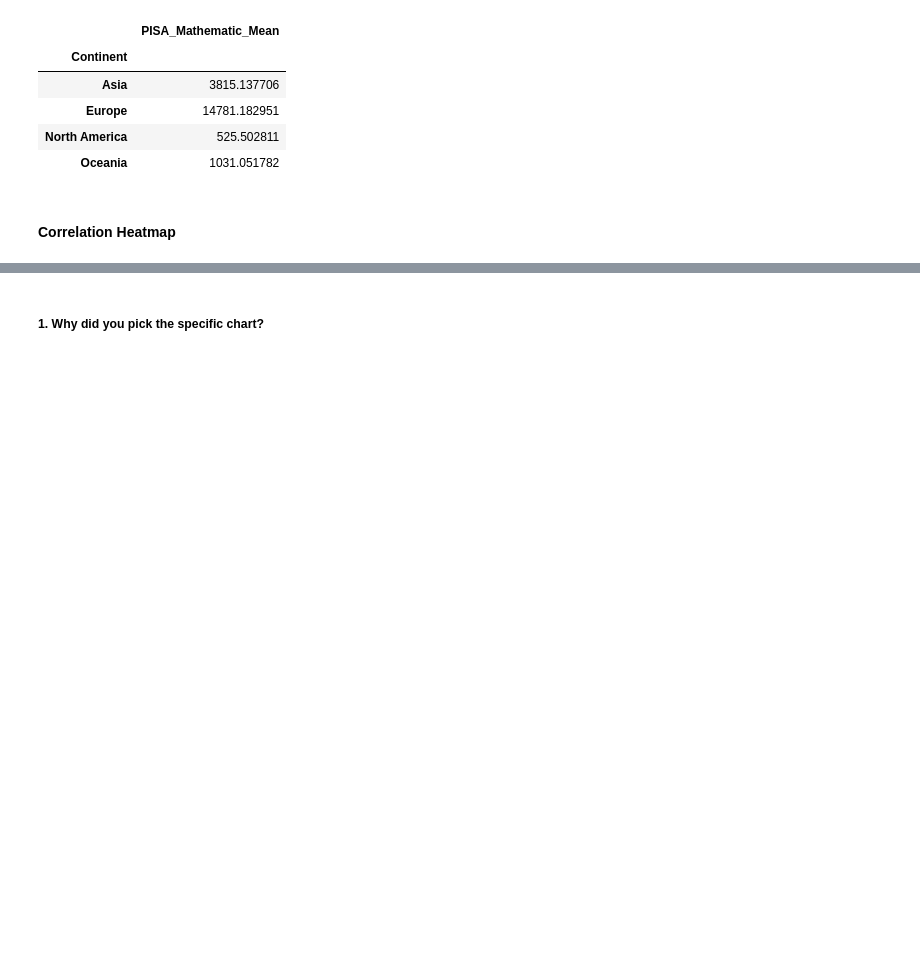
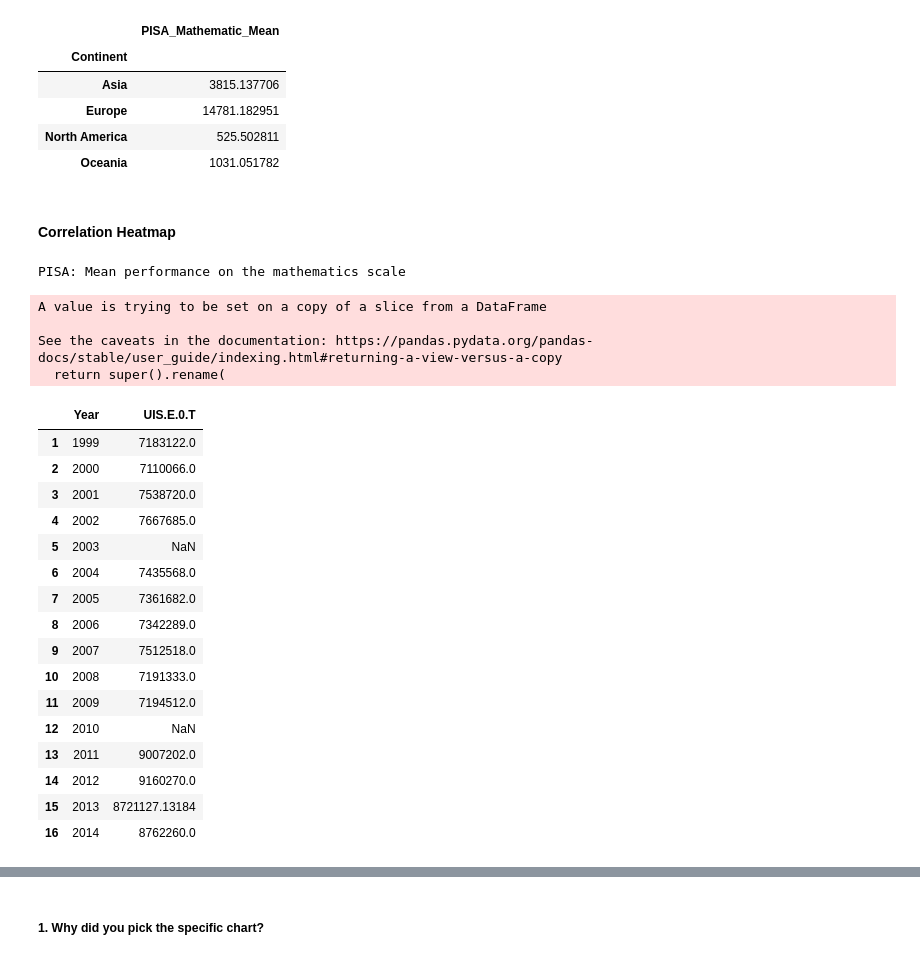
Before and after one commit to Ankita-chouhan-github/EDA-Capstone-project, a Jupyter notebook: Ankita_||_EDA_Capstone_project_(World_Bank_Global_Education_Analysis).ipynb, the cells around one changed output, grey strips where cells are left out. Cells and saved outputs as stored; diff of their text form; code cells hidden in the pictures; blank space fills up the shorter version.

```diff
--- a/Ankita_||_EDA_Capstone_project_(World_Bank_Global_Education_Analysis).ipynb
+++ b/Ankita_||_EDA_Capstone_project_(World_Bank_Global_Education_Analysis).ipynb
@@ -1805,12 +1809,35 @@ PISA_Mathematic_pie.groupby('Continent').sum()
 # %%
 # Calling columniwse_data() function to get dataframe for first indicator and also its tilte
 first_indicator, title1 = columnwise_data(Indicators[0])
 
 # Displaying title of the indicator
 print(title)
 
 # Displaying the dataframe obtained
-first_indicator_China = first_indicator[['Year','China']]
-first_indicator_China.rename(columns = {'China':"UIS.E.0.T"}, inplace=True)
-first_indicator_China
+first_indicator_Country = first_indicator[['Year','United States']]
+first_indicator_Country.rename(columns = {'United States':"UIS.E.0.T"}, inplace=True)
+first_indicator_Country
+# %% [output]
+PISA: Mean performance on the mathematics scale
+A value is trying to be set on a copy of a slice from a DataFrame
+
+See the caveats in the documentation: https://pandas.pydata.org/pandas-docs/stable/user_guide/indexing.html#returning-a-view-versus-a-copy
+  return super().rename(
+|  | Year | UIS.E.0.T |
+| 1 | 1999 | 7183122.0 |
+| 2 | 2000 | 7110066.0 |
+| 3 | 2001 | 7538720.0 |
+| 4 | 2002 | 7667685.0 |
+| 5 | 2003 | NaN |
+| 6 | 2004 | 7435568.0 |
+| 7 | 2005 | 7361682.0 |
+| 8 | 2006 | 7342289.0 |
+| 9 | 2007 | 7512518.0 |
+| 10 | 2008 | 7191333.0 |
+| 11 | 2009 | 7194512.0 |
+| 12 | 2010 | NaN |
+| 13 | 2011 | 9007202.0 |
+| 14 | 2012 | 9160270.0 |
+| 15 | 2013 | 8721127.13184 |
+| 16 | 2014 | 8762260.0 |
 # %%
```
Also changed, not shown: parts of 10 cells of this notebook.
